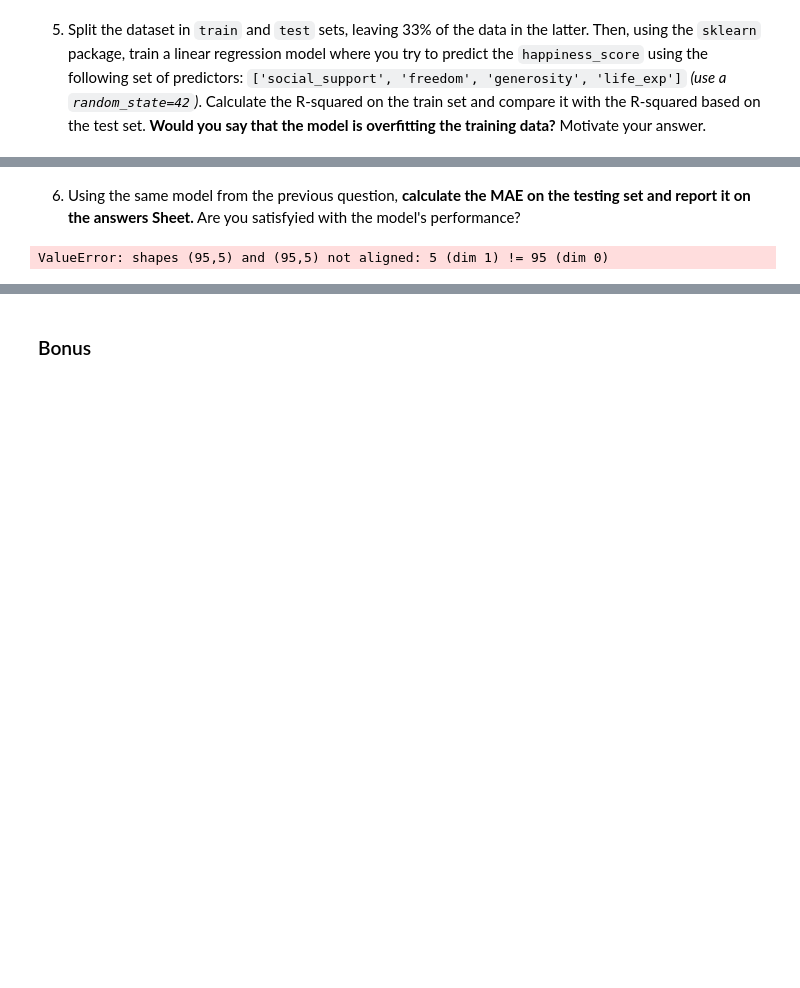
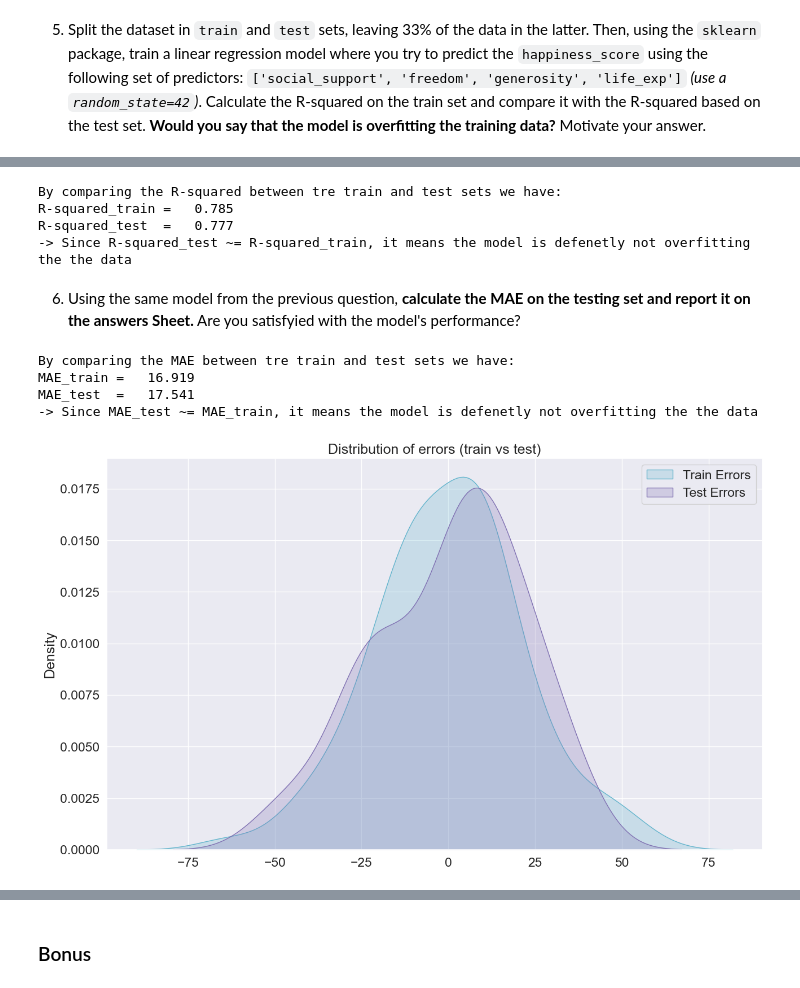
Before and after one commit to manuelcernigoj-lab/Boolean_Projects, a Jupyter notebook: 05_Final Assignment_ML and Web scraping/x.a1 Final Assignment P1 ML.ipynb, the cells around one changed output, grey strips where cells are left out. Saved outputs shown, nothing was run; the diff lists cells and outputs as text; code cells hidden in the pictures; blank space fills up the shorter version.

```diff
--- a/05_Final Assignment_ML and Web scraping/x.a1 Final Assignment P1 ML.ipynb
+++ b/05_Final Assignment_ML and Web scraping/x.a1 Final Assignment P1 ML.ipynb
@@ -238,19 +208,57 @@ R-squared_test  =   0.825
+# %%
+# Save the R_squared of the train set into a variable
+r2_train = results.rsquared
+
+# Import the r2_score function from sklearn.metrics
+from sklearn.metrics import r2_score
+
+# Save test predictions into a variable and apply the function r2_score to compare real value vs predicted
+y_te_pred = results.predict(X_test)
+r2_test = r2_score(y_test, y_te_pred)
+
+# Print the answer
+print(f"""By comparing the R-squared between tre train and test sets we have:
+R-squared_train =   {r2_train:.3f}
+R-squared_test  =   {r2_test:.3f}
+-> Since R-squared_test ~= R-squared_train, it means the model is defenetly not overfitting the the data""")
+# %% [output]
+By comparing the R-squared between tre train and test sets we have:
+R-squared_train =   0.785
+R-squared_test  =   0.777
+-> Since R-squared_test ~= R-squared_train, it means the model is defenetly not overfitting the the data
 # %% [markdown]
 6. Using the same model from the previous question, **calculate the MAE on the testing set and report it on the answers Sheet.** Are you satisfyied with the model's performance?
 # %%
 # Import mean_absolute_error package from sklearn
 from sklearn.metrics import mean_absolute_error
 
-# Generate prediction for both sets
-y_tr_pred = model.predict(X_train)
-y_te_pred = model.predict(X_test)
+# Generate predictions on the train set and save them into a variable
+y_tr_pred = results.predict(X_train)
 
 # MAE calculation for train and test sets
-mae_train = mean_absolute_error(y_train, y_tr_pred)
-mae_test = mean_absolute_error(y_test, y_te_pred)
+mae_tr = mean_absolute_error(y_train, y_tr_pred)
+mae_te = mean_absolute_error(y_test, y_te_pred)
 
-# Print results
-print(f"""MAE Train =   {mae_train}
-MAE Test    =   {mae_test}""")
+# Print the answer
+print(f"""By comparing the MAE between tre train and test sets we have:
+MAE_train =   {mae_tr:.3f}
+MAE_test  =   {mae_te:.3f}
+-> Since MAE_test ~= MAE_train, it means the model is defenetly not overfitting the the data""")
 # %% [output]
-ValueError: shapes (95,5) and (95,5) not aligned: 5 (dim 1) != 95 (dim 0)
+By comparing the MAE between tre train and test sets we have:
+MAE_train =   16.919
+MAE_test  =   17.541
+-> Since MAE_test ~= MAE_train, it means the model is defenetly not overfitting the the data
+# %%
+# Distribuzione errori Train
+sns.kdeplot((y_train - y_tr_pred), color = 'c', fill = True, label = 'Train Errors')
+
+# Distribuzione errori Test
+sns.kdeplot((y_test - y_te_pred), color = 'm', fill = True, label = 'Test Errors')
+
+# Impostazione del titolo e attivazione legenda
+plt.title('Distribution of errors (train vs test)')
+plt.legend()
+plt.show()
+# %% [output]
+[figure, added]
```
Also changed, not shown: parts of 13 cells of this notebook.
